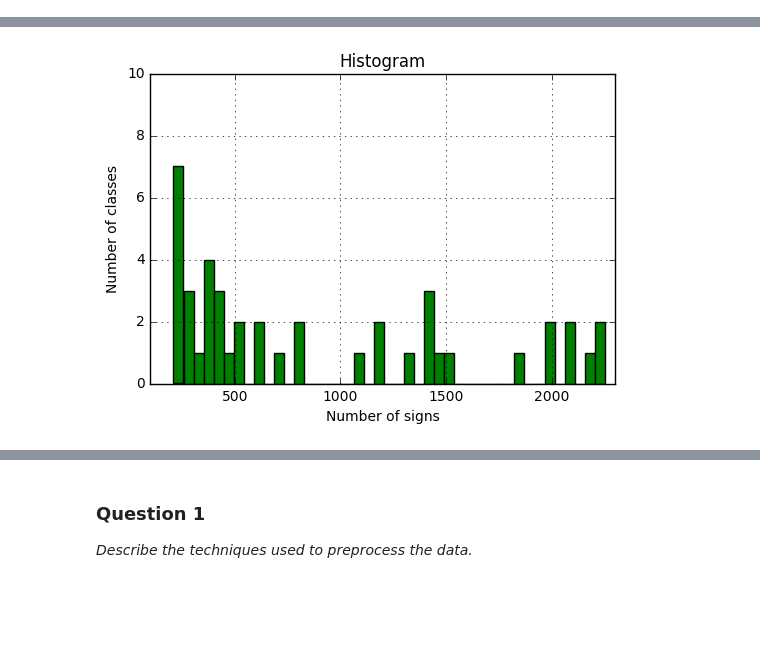
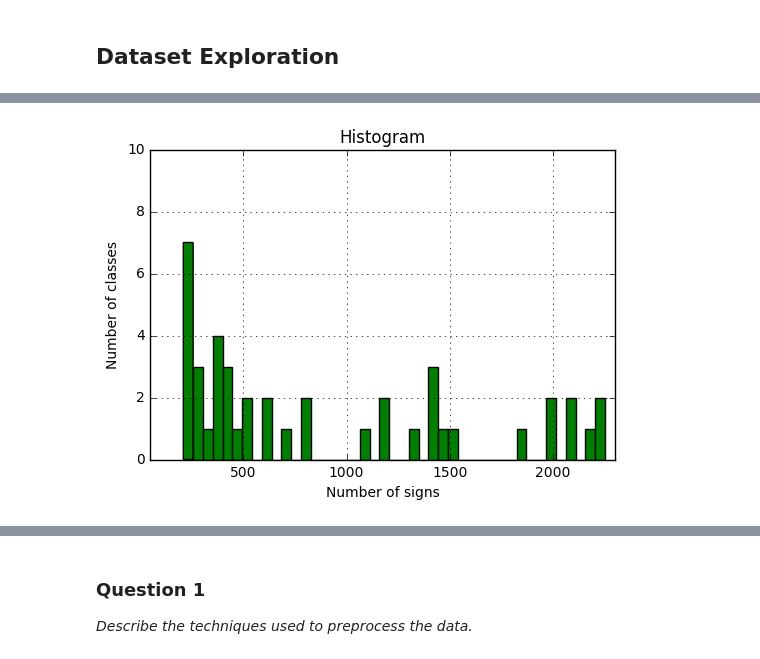
Before and after one commit to chinnikrishna/TrafficSignClassifier, a Jupyter notebook: Traffic_Signs_Recognition.ipynb, the cells around one changed output, grey strips where cells are left out. Cells and saved outputs as stored; diff of their text form; code cells hidden in the pictures; blank space fills up the shorter version.

Commit message:
Fixed mistakes in slicing and labels

```diff
--- a/Traffic_Signs_Recognition.ipynb
+++ b/Traffic_Signs_Recognition.ipynb
@@ -27,3 +7,5 @@ The pickled data is a dictionary with 4 key/value pairs:
+# %% [markdown]
+## Dataset Exploration
 # %%
 #Imports
 %matplotlib inline
@@ -61,44 +44,36 @@ X_test, y_test = test['features'], test['labels']
 # %%
 # Number of training,testing examples and classes
-n_train   = len(y_train)
-n_test    = len(y_test)
-n_classes = len(set(y_train))
-
-#  Image Shape
-image_shape = [X_train.shape[1],X_train.shape[2],X_train.shape[3]]
-image_size_flat=X_train.shape[1]*X_train.shape[2]*X_train.shape[3]
-
+NumTrainSam = len(TrainFeatures)
+NumTestSam  = len(TestFeatures)
+NumClasses  = len(Labels)
 #Data Exploration
 #1. Count number of images in each class
-ClassCount=collections.Counter(y_train)
+ClassCount=collections.Counter(TrainLabels)
 #2. Min and Max Signs
-maxkey=max(ClassCount,key=ClassCount.get)
-minkey=min(ClassCount,key=ClassCount.get)
+maxkey=max(ClassCount,key=ClassCount.get) # Index with max number of signs
+minkey=min(ClassCount,key=ClassCount.get) # Index with min number of signs
 maxnum=ClassCount[maxkey]
 minnum=ClassCount[minkey]
-#Convert to list
+#Convert to list. ClassList has number of images for each class
 ClassList=[]
 for key, values in ClassCount.items():
     ClassList.append(values)
 #Print the details
 print("German Traffic Signs- Data Set Details")
-print("Number of training examples =", n_train)
-print("Number of testing examples  =", n_test)
-print("Image data shape            =", image_shape)
-print("Number of classes           =", n_classes)
-print("Max # of Signs              = "+str(maxnum)+" with label "+str(labels_list[maxkey+1][1]))
-print("Min # of Signs              = "+str(minnum)+"  with label "+str(labels_list[minkey+1][1]))
+print("Number of training examples =", NumTrainSam)
+print("Number of testing  examples =", NumTestSam)
+print("Number of classes           =", NumClasses)
+print("Max # of Signs              = "+str(maxnum)+" with label "+str(Labels[maxkey][1]))
+print("Min # of Signs              = "+str(minnum)+"  with label "+str(Labels[minkey][1]))
 
 #Plot the histogram
-def PltHist():
-    plt.figure(0)
-    plt.title('Histogram')
-    plt.xlabel('Number of signs')
-    plt.ylabel('Number of classes')
-    plt.grid(True)
-    plt.axis([100,2300,0,10])
-    n, bins, patches = plt.hist(ClassList, n_classes,facecolor='green')
-PltHist()
+plt.figure()
+plt.title('Histogram')
+plt.xlabel('Number of signs')
+plt.ylabel('Number of classes')
+plt.grid(True)
+plt.axis([50,2300,0,10])
+n, bins, patches = plt.hist(ClassList, NumClasses ,facecolor='green')
 # %% [output]
 German Traffic Signs- Data Set Details
 Number of training examples = 39209
@@ -107,4 +81,4 @@ Image data shape            = [32, 32, 3]
 Number of classes           = 43
 Max # of Signs              = 2250 with label Speed limit (50km/h)
 Min # of Signs              = 210  with label Speed limit (20km/h)
-[figure, old version]
+[figure, new version]
```
Also changed, not shown: parts of 30 cells of this notebook.
